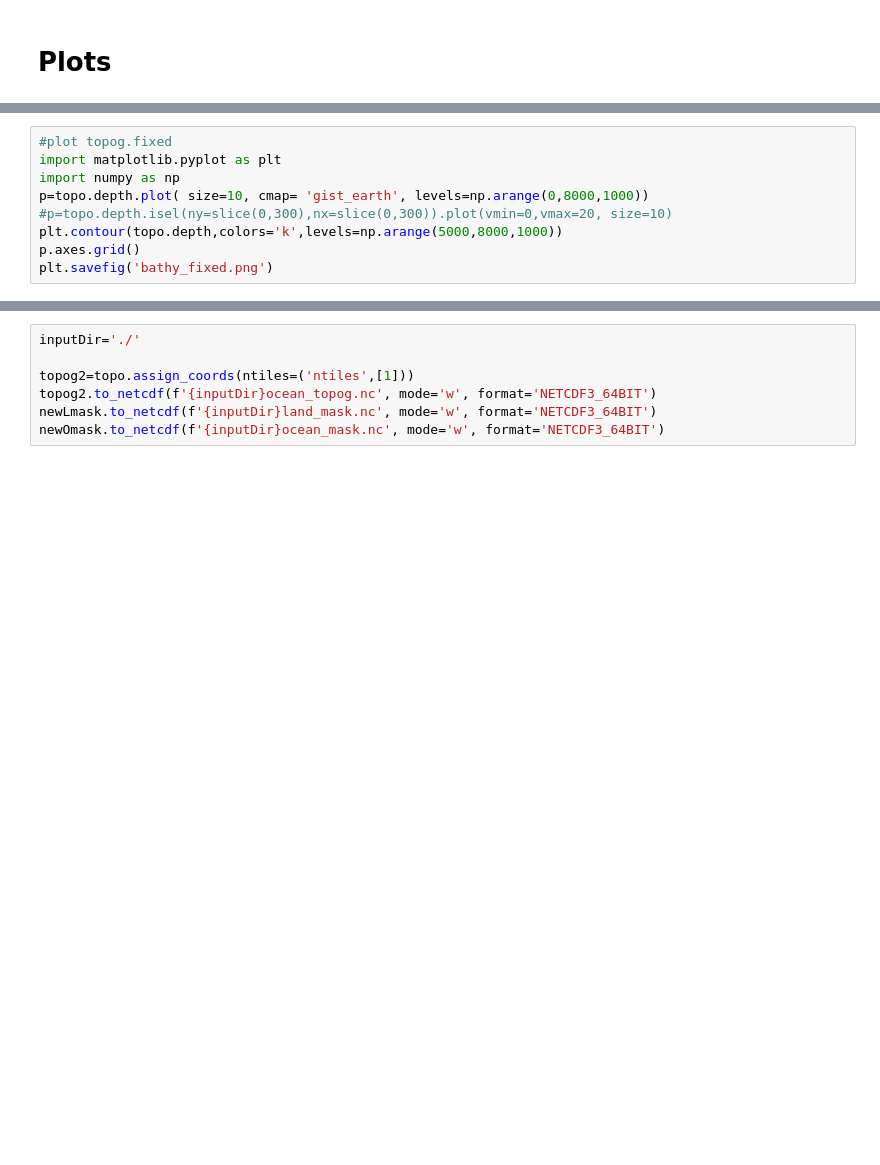
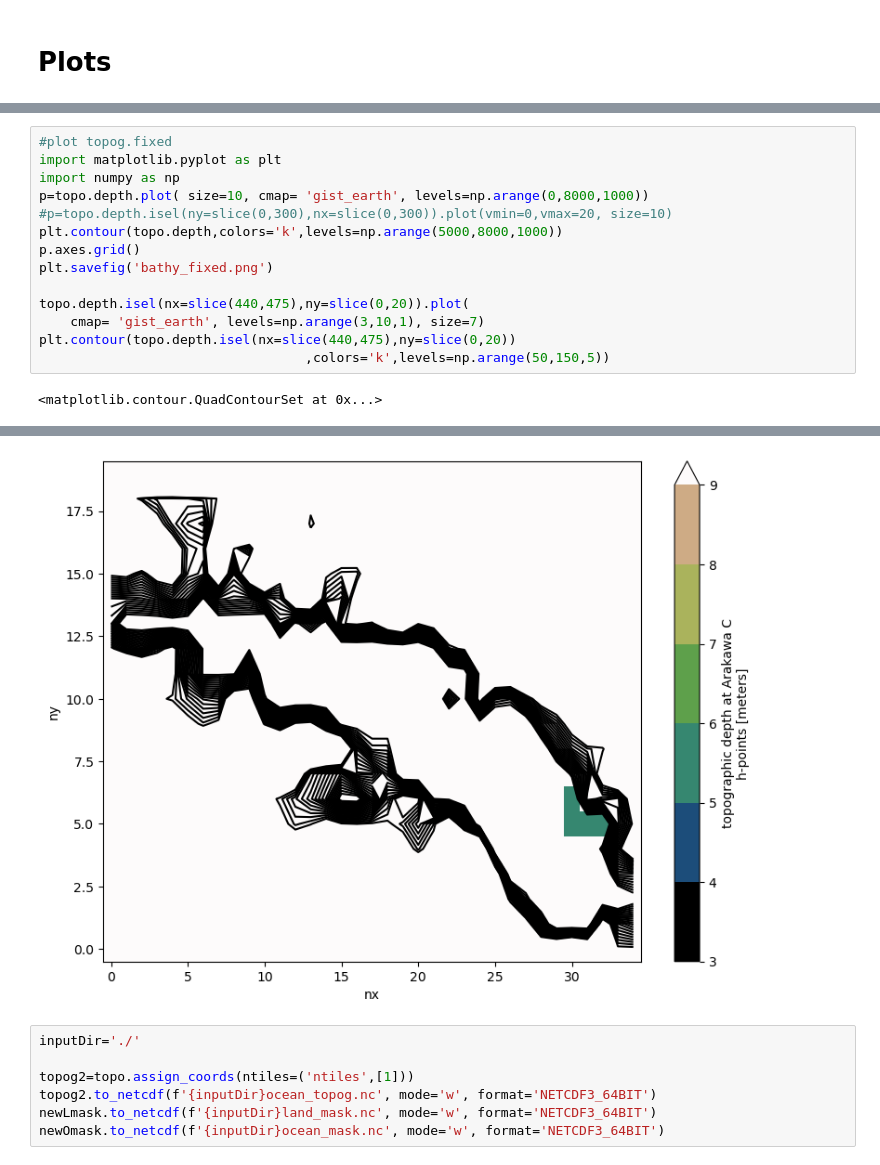
Before and after one commit to nlaureanti/SWA14, a Jupyter notebook: gridgen/fix_topog.ipynb, the cells around one changed output, grey strips where cells are left out. Saved outputs shown, nothing was run; the diff lists cells and outputs as text; blank space fills up the shorter version.

```diff
--- a/gridgen/fix_topog.ipynb
+++ b/gridgen/fix_topog.ipynb
@@ -550,14 +595,21 @@ newLmask.mask.loc[dict(nx=63,ny=21)]
 # %%
 #plot topog.fixed
 import matplotlib.pyplot as plt
 import numpy as np
 p=topo.depth.plot( size=10, cmap= 'gist_earth', levels=np.arange(0,8000,1000))
 #p=topo.depth.isel(ny=slice(0,300),nx=slice(0,300)).plot(vmin=0,vmax=20, size=10)
 plt.contour(topo.depth,colors='k',levels=np.arange(5000,8000,1000))
 p.axes.grid()
 plt.savefig('bathy_fixed.png')
+
+topo.depth.isel(nx=slice(440,475),ny=slice(0,20)).plot(
+    cmap= 'gist_earth', levels=np.arange(3,10,1), size=7)
+plt.contour(topo.depth.isel(nx=slice(440,475),ny=slice(0,20))
+                                  ,colors='k',levels=np.arange(50,150,5))
 # %% [output]
+<matplotlib.contour.QuadContourSet at 0x...>
 [figure]
+[figure, added]
 # %%
 inputDir='./'
 
```
Also changed, not shown: parts of 11 cells of this notebook, 2 other files.
